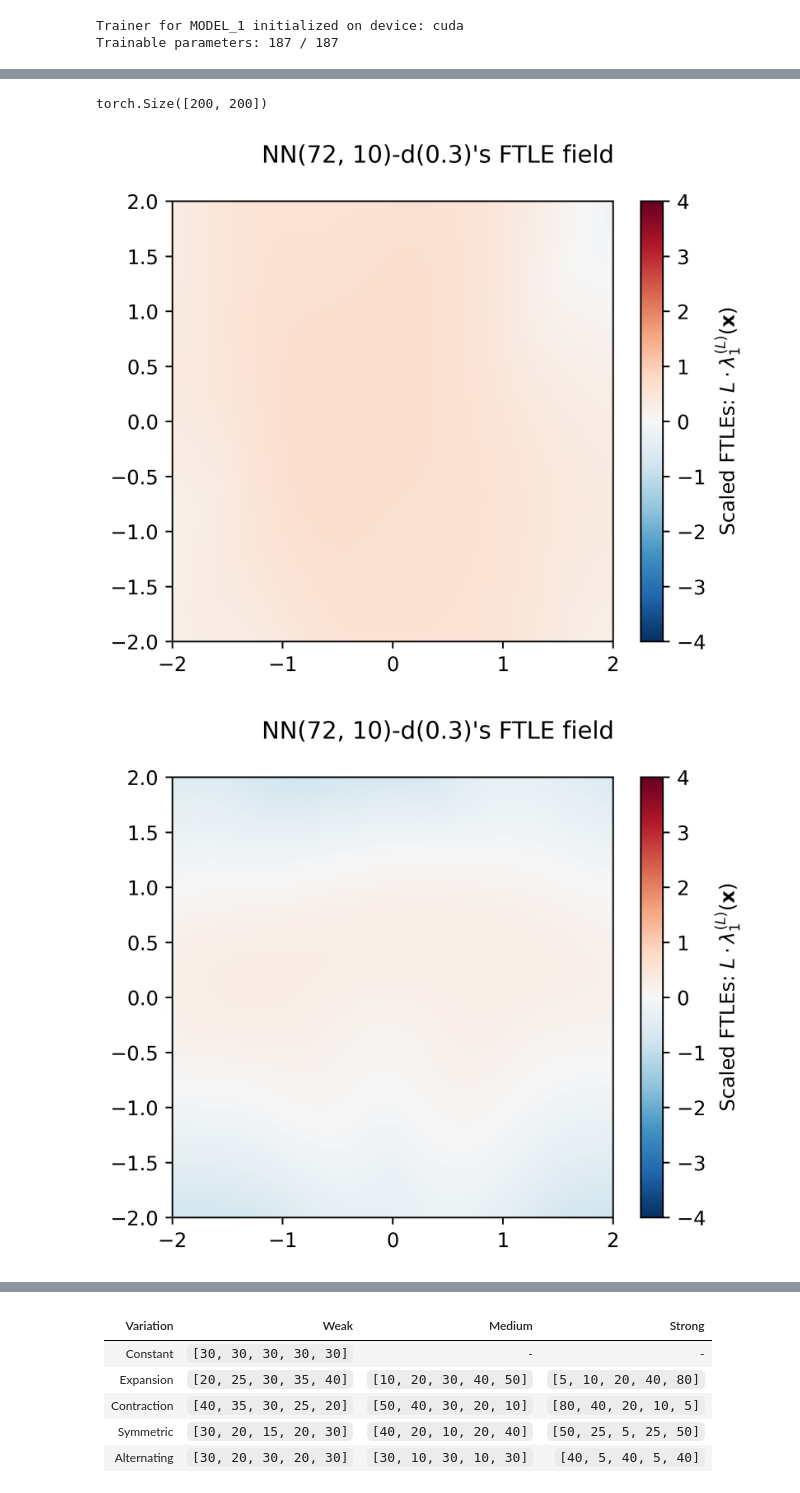
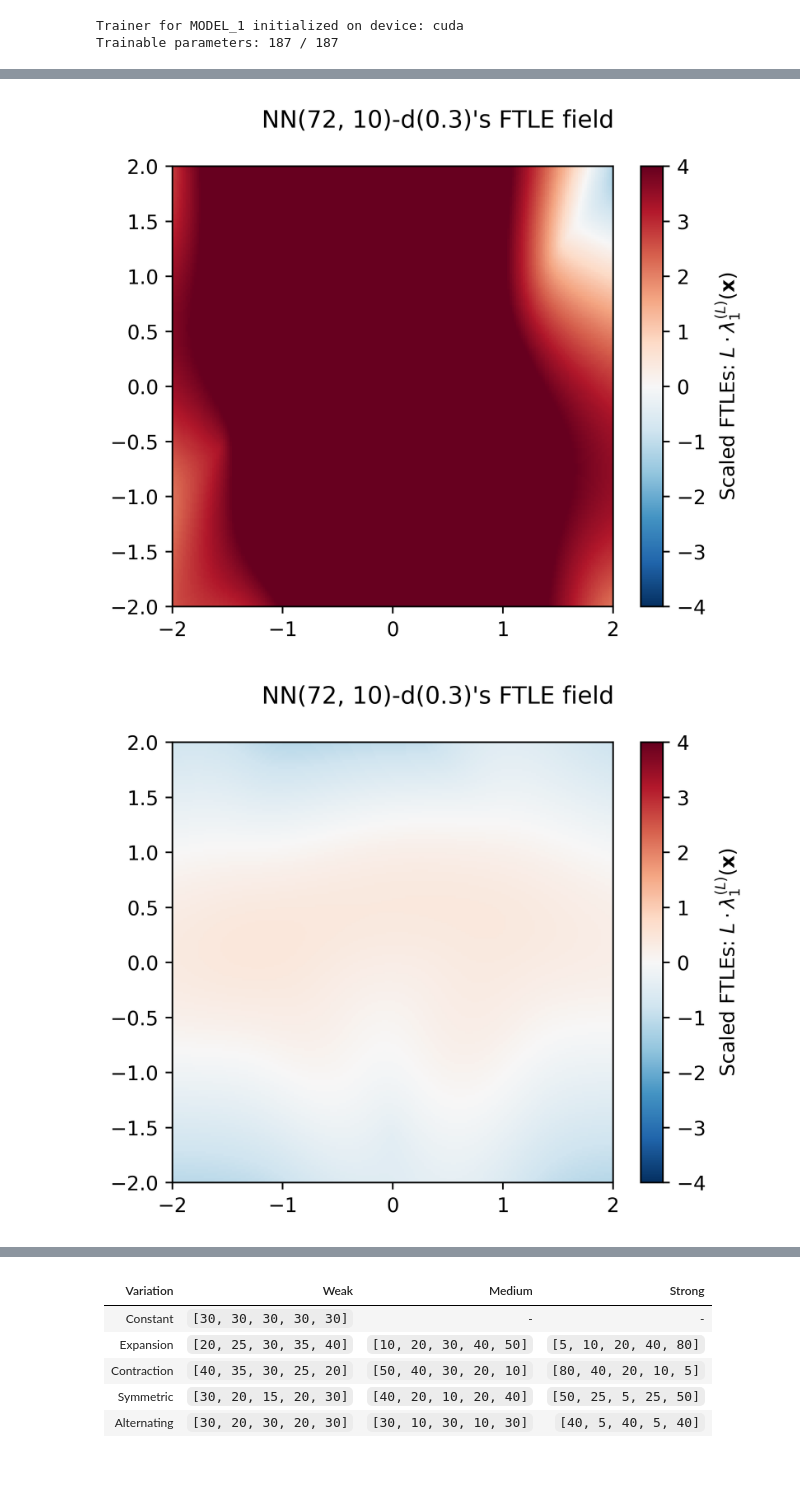
Before and after one commit to olegmaxus/ftlelab, a Jupyter notebook: notebooks/experiment_1.ipynb, the cells around one changed output, grey strips where cells are left out. Cells and saved outputs as stored; diff of their text form; code cells hidden in the pictures.

```diff
--- a/notebooks/experiment_1.ipynb
+++ b/notebooks/experiment_1.ipynb
@@ -77,7 +78,8 @@ for i in range(1, 6):
         batch_size=2048,
         activation="tanh",
         output_activation="tanh",
-        dtype="float32"
+        dtype="float32",
+        max_steps=30
     )
     lam_np.reshape(YY.shape)  # reshape to (ny, nx) for plotting
     grids_jax.append(lam_np)
@@ -93,28 +91,24 @@ grid, _ = ftle.make_grid2d()
 l_list = [10, 3, 10, 3, 10]
 grids = []
 for i in range(1, 6):
-    gridd = ftle.compute_ftle_grid(net_1, ("hidden_k", i), time_L=l_list[i-1], grid=grid)
+    gridd = ftle.compute_ftle_grid(net_1, ("hidden_k", i), time_L=i, grid=grid)
     grids.append(gridd)
-# %%
-_[0].shape
-# %% [output]
-torch.Size([200, 200])
 # %%
 # 5) Plot (matplotlib)
 import matplotlib.pyplot as plt
 from matplotlib.colors import TwoSlopeNorm
 
 for i in range(5):
     fig = plt.figure(figsize=(5,4), dpi=500)
-    plt.imshow(l_list[i] * grids[i].reshape(200, 200),
+    plt.imshow(l_list[i] * grids_jax[i].reshape(200, 200),
             extent=(-2,2,-2,2),
             origin="lower",
             aspect="equal",
             cmap="RdBu_r",
             norm=TwoSlopeNorm(vmin=-4, vcenter=0, vmax=4))
     plt.colorbar(label=r"Scaled FTLEs: $L\cdot\lambda_1^{(L)}(\mathbf{x})$", norm='log')
     fig.suptitle(r"NN(72, 10)-d(0.3)'s FTLE field")
     plt.show()
 # %% [output]
-[figure, old version]
+[figure, new version]
 [figure]
```
Also changed, not shown: parts of 27 cells of this notebook, 15 other files.
